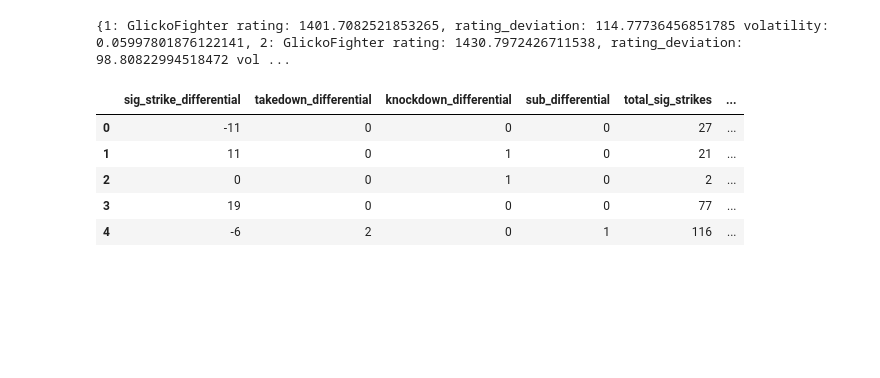
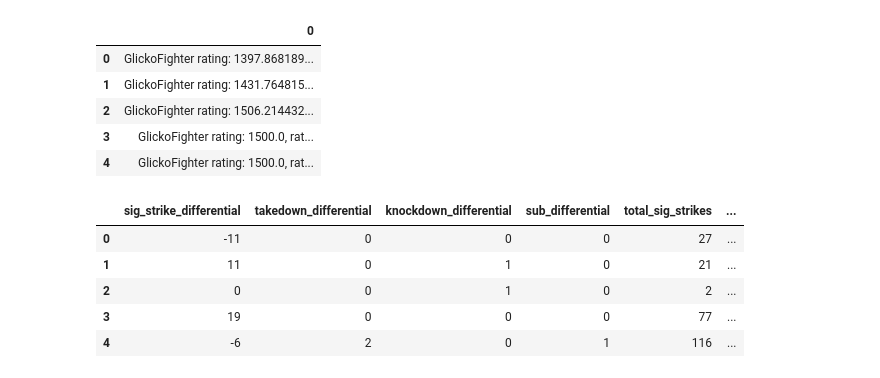
Before and after one commit to RhysCole/Ultimate_Fight_Predictor, a Jupyter notebook: Elo_System/calc_ratings.ipynb, the cells around one changed output. Drawn from its saved outputs; the diff is of its cells as text; code cells hidden in the pictures; blank space fills up the shorter version.

```diff
--- a/Elo_System/calc_ratings.ipynb
+++ b/Elo_System/calc_ratings.ipynb
@@ -25,10 +27,17 @@ with DatabaseManager('../Database/fighters.db') as db:
 all_fights = pd.DataFrame(all_fights)
 # %%
+#make an object of glicko fighter classes which takes in only essential data
 glicko_fighters= {
     fighter.id : GlickoFighter(fighter.elo_rating, fighter.rating_deviation, fighter.rating_volatility)
     for fighter in all_fighters
 }
-print(glicko_fighters)
+test1 = pd.DataFrame(glicko_fighters.values())
+test1.head()
 # %% [output]
-{1: GlickoFighter rating: 1401.7082521853265, rating_deviation: 114.77736456851785 volatility: 0.05997801876122141, 2: GlickoFighter rating: 1430.7972426711538, rating_deviation: 98.80822994518472 vol ...
+|  | 0 |
+| 0 | GlickoFighter rating: 1397.868189... |
+| 1 | GlickoFighter rating: 1431.764815... |
+| 2 | GlickoFighter rating: 1506.214432... |
+| 3 | GlickoFighter rating: 1500.0, rat... |
+| 4 | GlickoFighter rating: 1500.0, rat... |
 # %%
```
Also changed, not shown: parts of 8 cells of this notebook, 11 other files.
